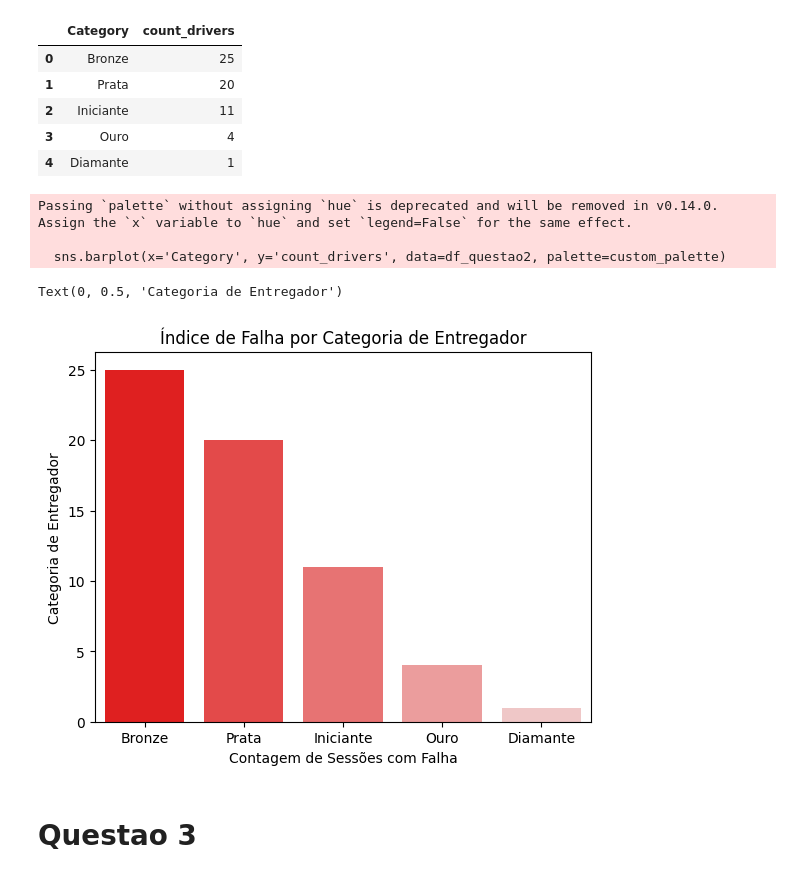
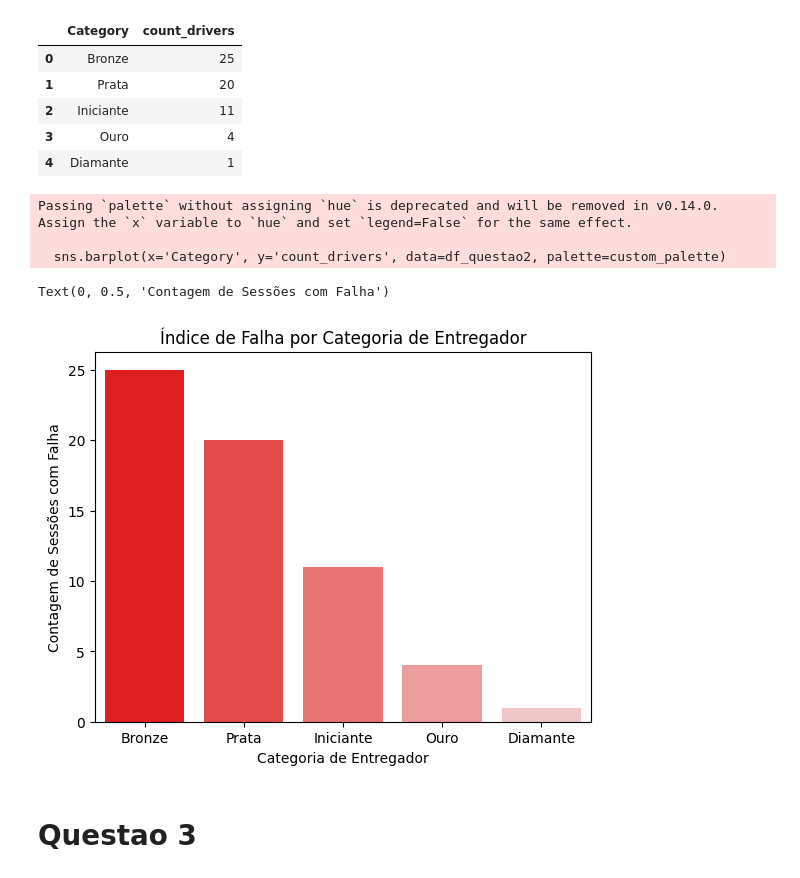
Before and after one commit to thalesluizbraga/fraud_food_company_analysis, a Jupyter notebook: analises/analises_consolidadas.ipynb, the cells around one changed output. Saved outputs shown, nothing was run; the diff lists cells and outputs as text; code cells hidden in the pictures.

```diff
--- a/analises/analises_consolidadas.ipynb
+++ b/analises/analises_consolidadas.ipynb
@@ -164,17 +129,17 @@ df_questao2
 # %%
 custom_palette = sns.light_palette("red", reverse=True)
 sns.barplot(x='Category', y='count_drivers', data=df_questao2, palette=custom_palette)
 
 
 plt.title('Índice de Falha por Categoria de Entregador')
-plt.xlabel('Contagem de Sessões com Falha')
-plt.ylabel('Categoria de Entregador')
+plt.xlabel('Categoria de Entregador')
+plt.ylabel('Contagem de Sessões com Falha')
 # %% [output]
 Passing `palette` without assigning `hue` is deprecated and will be removed in v0.14.0. Assign the `x` variable to `hue` and set `legend=False` for the same effect.
 
   sns.barplot(x='Category', y='count_drivers', data=df_questao2, palette=custom_palette)
-Text(0, 0.5, 'Categoria de Entregador')
+Text(0, 0.5, 'Contagem de Sessões com Falha')
-[figure, old version]
+[figure, new version]
 # %% [markdown]
 # Questao 3
 # %%
```
Also changed, not shown: parts of 12 cells of this notebook, 11 other files.
